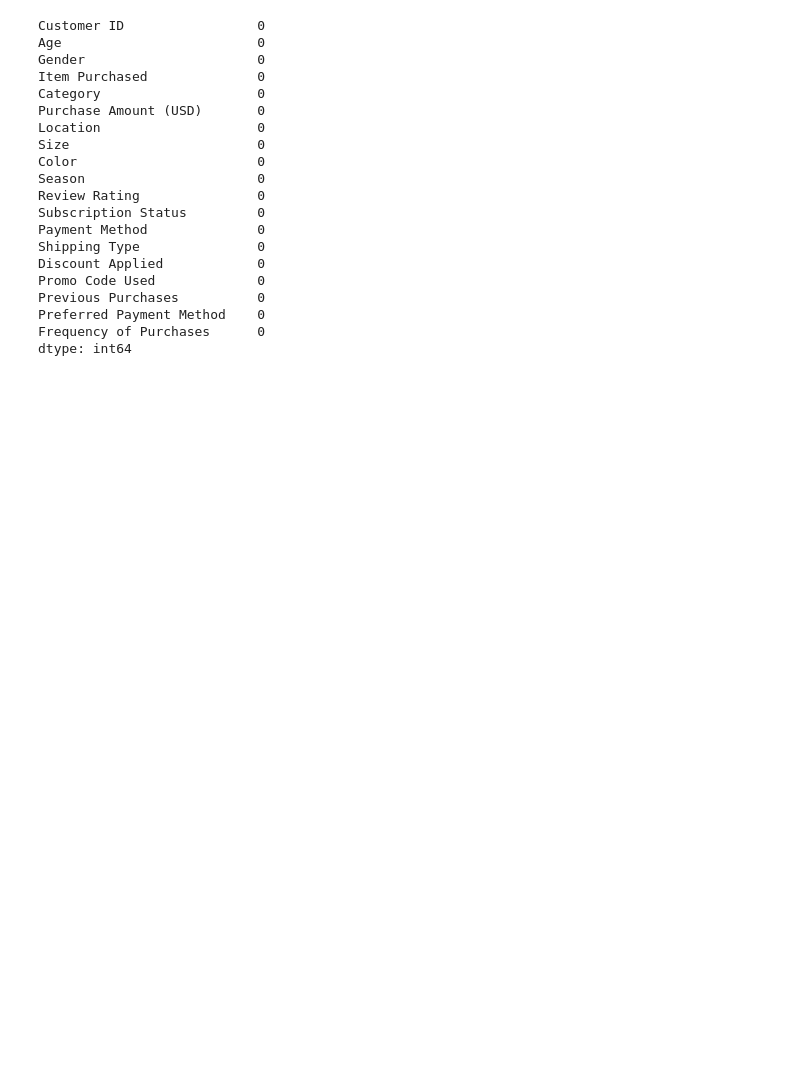
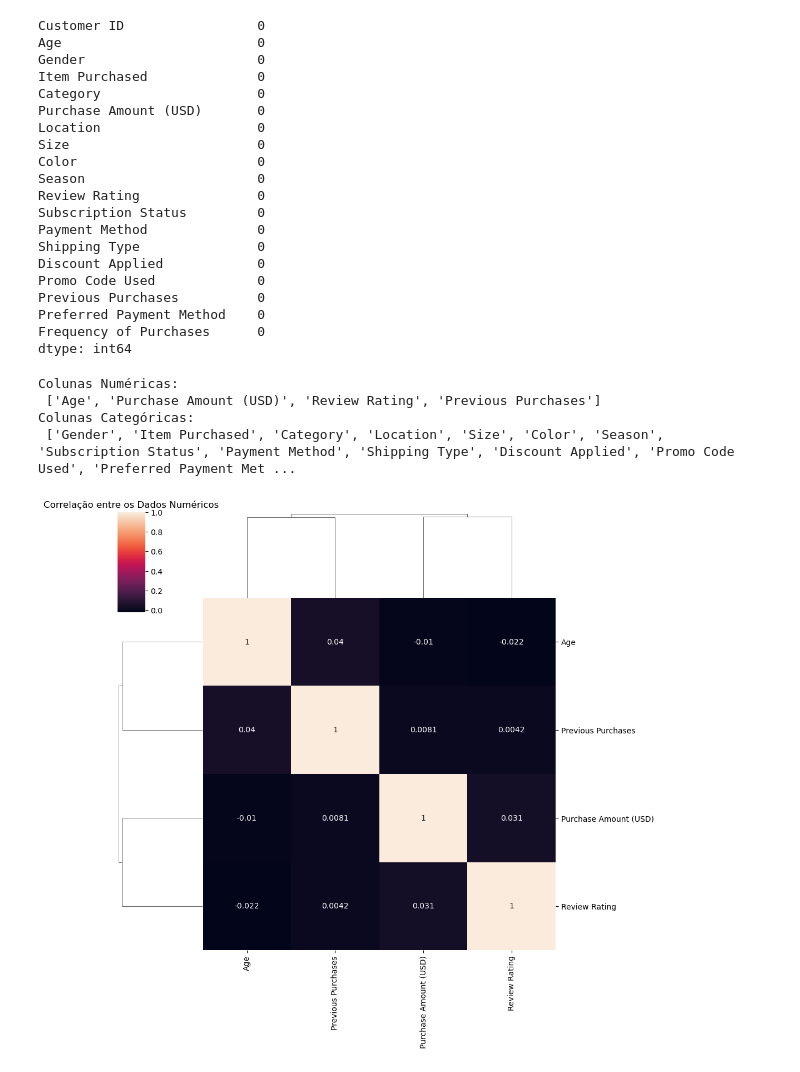
Before and after one commit to RodrigoD4v/consumidor_compra_EDA, a Jupyter notebook: notebooks/consumidor_compra_EDA.ipynb, the cells around one changed output. Saved outputs shown, nothing was run; the diff lists cells and outputs as text; code cells hidden in the pictures; blank space fills up the shorter version.

Commit message:
Visualizando correlçao entre as variáveis numéricas e verificando a existência de outleirs

```diff
--- a/notebooks/consumidor_compra_EDA.ipynb
+++ b/notebooks/consumidor_compra_EDA.ipynb
@@ -93,3 +93,28 @@ Previous Purchases          0
 Preferred Payment Method    0
 Frequency of Purchases      0
 dtype: int64
+# %%
+df.drop(columns='Customer ID', inplace=True)
+# %%
+# Separando colunas em dois grupos com base no tipo de dado de cada coluna
+# Colunas numéricas (int64 e float64)
+numeric_cols = df.select_dtypes(include=['int64', 'float64'])
+
+# Colunas categóricas (object ou string)
+object_cols = df.select_dtypes(include=['object'])
+
+print('Colunas Numéricas:\n', numeric_cols.columns.to_list())
+print('Colunas Categóricas:\n', object_cols.columns.to_list())
+# %% [output]
+Colunas Numéricas:
+ ['Age', 'Purchase Amount (USD)', 'Review Rating', 'Previous Purchases']
+Colunas Categóricas:
+ ['Gender', 'Item Purchased', 'Category', 'Location', 'Size', 'Color', 'Season', 'Subscription Status', 'Payment Method', 'Shipping Type', 'Discount Applied', 'Promo Code Used', 'Preferred Payment Met ...
+# %%
+corr_matrix = numeric_cols.corr()
+
+sns.clustermap(corr_matrix, annot = True)
+plt.title("Correlação entre os Dados Numéricos")
+plt.show()
+# %% [output]
+[figure, added]
```
Also changed, not shown: parts of 2 cells of this notebook.
